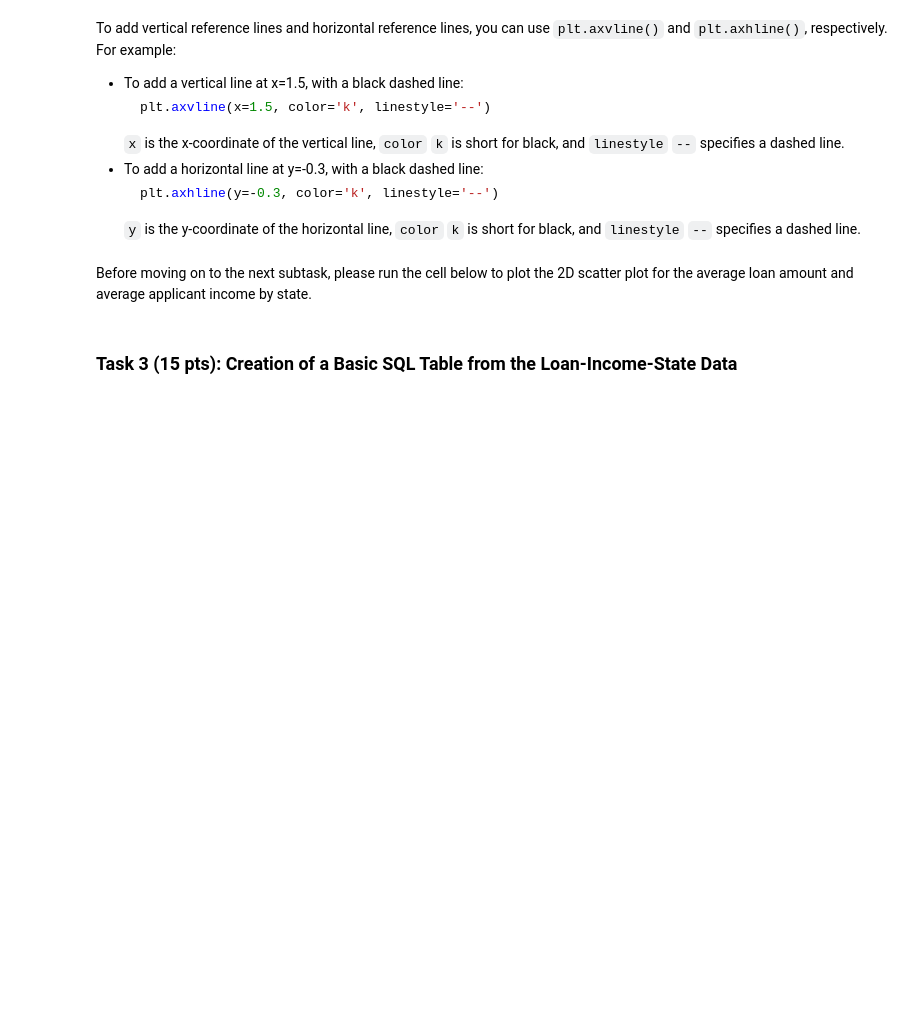
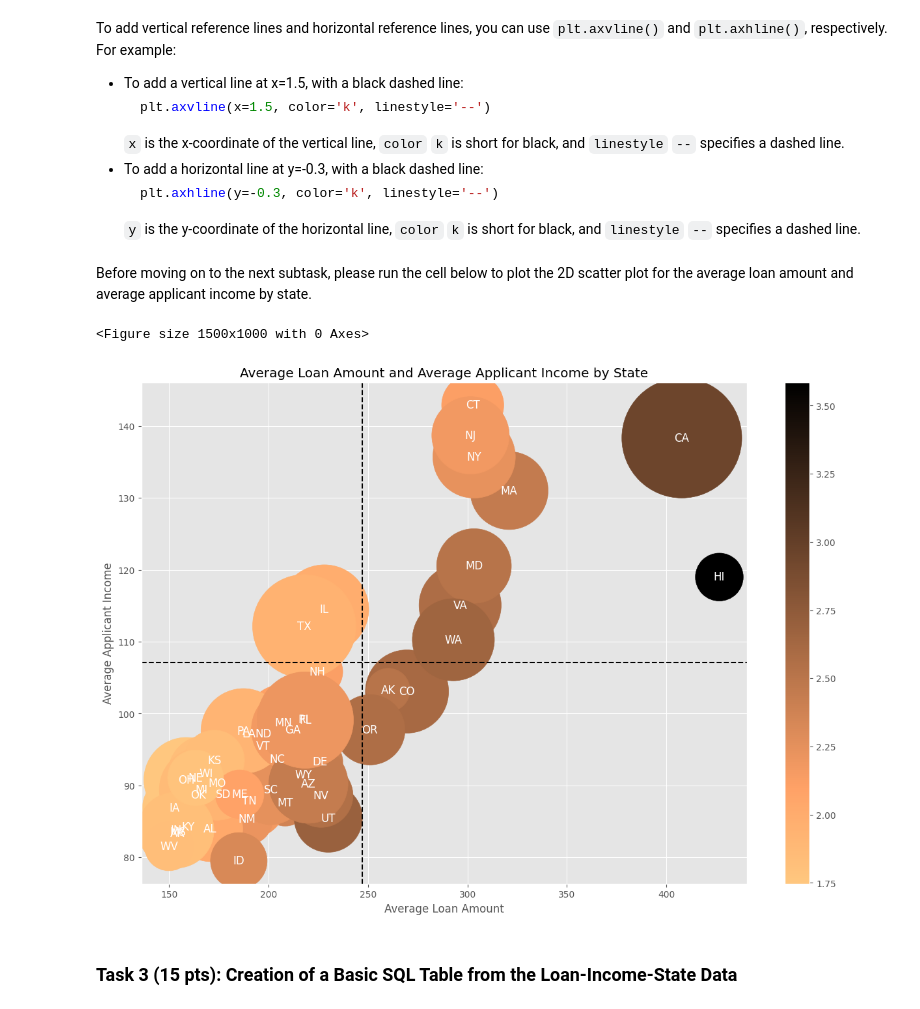
Before and after one commit to connfish/CS439-Project-1, a Jupyter notebook: SQL_HMDA.ipynb, the cells around one changed output. Drawn from its saved outputs; the diff is of its cells as text; code cells hidden in the pictures; blank space fills up the shorter version.

```diff
--- a/SQL_HMDA.ipynb
+++ b/SQL_HMDA.ipynb
@@ -435,10 +480,23 @@ def get_avg_loan_income_by_state(total_loan_income_by_state, state_abbr_stat, to
     avg_loan_income_by_state = {}
 
     # calculate the average loan amount and average applicant income by state
-    """__Your_Code_Here__"""
+
+    for st, cnt in state_abbr_stat.items():
+        if cnt <= 0:
+            continue
+        loan_total, income_total = total_loan_income_by_state.get(st, (0, 0))
+        avg_loan = loan_total / cnt
+        avg_income = income_total / cnt
+        avg_loan_income_by_state[st] = (avg_loan, avg_income)
 
     # calculate the average loan amount and average applicant income of all applicants
-    """__Your_Code_Here__"""
+
+    total_loan_all, total_income_all = total_loan_income
+    n_applicants = sum(state_abbr_stat.values())
+    if n_applicants > 0:
+        avg_loan_income = (total_loan_all / n_applicants, total_income_all / n_applicants)
+    else:
+        avg_loan_income = (0.0, 0.0)
 
     return avg_loan_income_by_state, avg_loan_income
 # %% [markdown]
@@ -484,7 +545,11 @@ def get_avg_loan_income_ratio_range(avg_loan_income_by_state):
 
     # iterate through the average loan amount and average applicant income by state to calculate the ratio
     for state_abbr, (avg_loan, avg_income) in avg_loan_income_by_state.items():
-        """__Your_Code_Here__"""
+        if avg_income and avg_income != 0:
+            state_avg_loan_income_ratio[state_abbr] = avg_loan / avg_income
+        else:
+            #if theres no value we can skip this jawn
+            continue
 
     return state_avg_loan_income_ratio
 # %% [markdown]
@@ -569,17 +636,23 @@ def plot_avg_loan_income_by_state(avg_loan_income_by_state, state_abbr_stat, avg
     sizes = []
     colors = []
 
-    """__Your_Code_Here__"""
+    for st, (loan, income) in avg_loan_income_by_state.items():
+        states.append(st)
+        avg_loans.append(loan)
+        avg_incomes.append( income)
+        sizes.append((state_abbr_stat.get(st,0) ** 0.5) * 20)
+        colors.append(state_avg_loan_income_ratio.get(st,0))
 
     # increase the size of the plot to avoid crowding
     plt.figure(figsize=(15, 10))
     # use ggplot style. it's gray background, easy for colors to stand out
+    plt.figure(figsize=(15, 10))
     plt.style.use('ggplot')
-
     # plot the average loan amount and average applicant income by state
-    """__Your_Code_Here__"""
+    plt.scatter(avg_loans, avg_incomes, s=sizes, c=colors, cmap='copper_r')
     # add horizontal and vertical lines for the average loan amount and average applicant income of all applicants
-    """__Your_Code_Here__"""
+    plt.axvline(x=avg_loan_income[0], color='k', linestyle='--')
+    plt.axhline(y=avg_loan_income[1], color='k', linestyle='--')
 
     # add state names to the plot
     for i, state_abbr in enumerate(states):
@@ -596,9 +669,12 @@ Before moving on to the next subtask, please run the cell below to plot the 2D s
 # %%
 if __name__ == "__main__":
     # The code in this cell calls the function defined above.
     # It plots the average loan amount and average applicant income by state.
     # Before proceeding, it is a good idea to run this code to see the plot.
-    plot_avg_loan_income_by_state(avg_loan_income_by_state, final_stats[0], avg_loan_income)
+    plot_avg_loan_income_by_state(avg_loan_income_by_state, final_stats[0], avg_loan_income,state_avg_loan_income_ratio)
+# %% [output]
+<Figure size 1500x1000 with 0 Axes>
+[figure, added]
 # %% [markdown]
 ### Task 3 (15 pts): Creation of a Basic SQL Table from the Loan-Income-State Data
 # %% [markdown]
```
Also changed, not shown: parts of 8 cells of this notebook.
